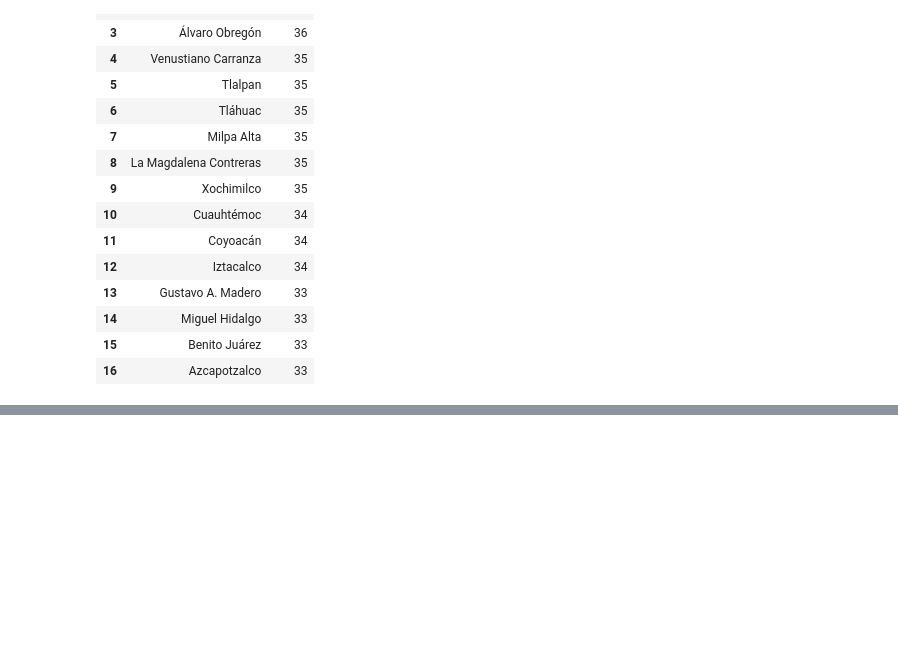
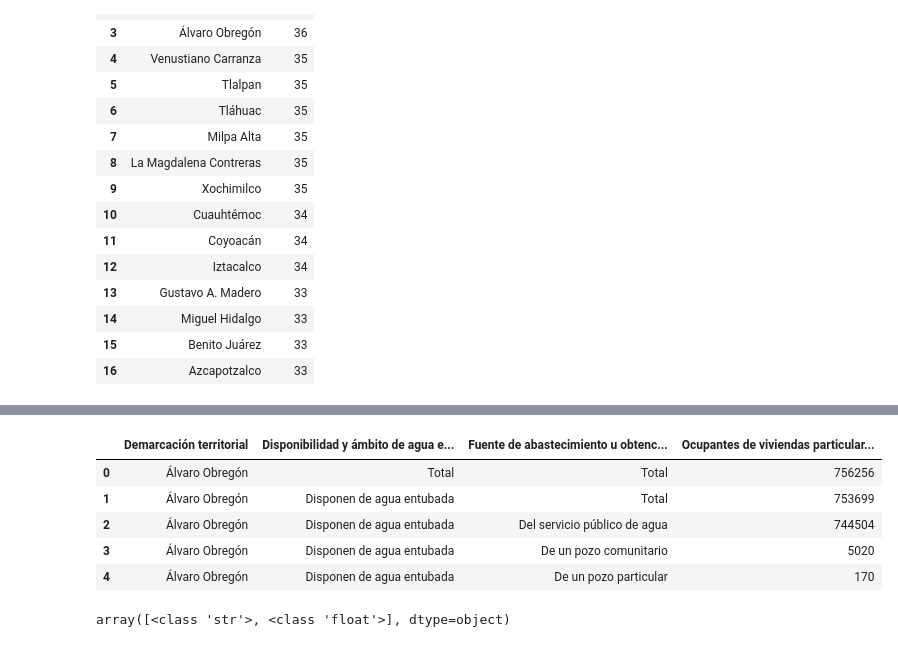
Before and after one commit to Anton-Utray/ETL, a Jupyter notebook: SRC/Data_Cleaning.ipynb, the cells around one changed output, grey strips where cells are left out. Cells and saved outputs as stored; diff of their text form; code cells hidden in the pictures; blank space fills up the shorter version.

```diff
--- a/SRC/Data_Cleaning.ipynb
+++ b/SRC/Data_Cleaning.ipynb
@@ -90,0 +77,13 @@ censo.head(100) #vamos a empezar a agrupar valores, por ejemplo
+# %%
+censo.head()
+# %% [output]
+|  | Demarcación territorial | Disponibilidad y ámbito de agua e... | Fuente de abastecimiento u obtenc... | Ocupantes de viviendas particular... |
+| 0 | Álvaro Obregón | Total | Total | 756256 |
+| 1 | Álvaro Obregón | Disponen de agua entubada | Total | 753699 |
+| 2 | Álvaro Obregón | Disponen de agua entubada | Del servicio público de agua | 744504 |
+| 3 | Álvaro Obregón | Disponen de agua entubada | De un pozo comunitario | 5020 |
+| 4 | Álvaro Obregón | Disponen de agua entubada | De un pozo particular | 170 |
+# %%
+get_unique_dtypes(censo, 'Disponibilidad y ámbito de agua entubada')
+# %% [output]
+array([<class 'str'>, <class 'float'>], dtype=object)
```
Also changed, not shown: parts of 35 cells of this notebook, 3 other files.
